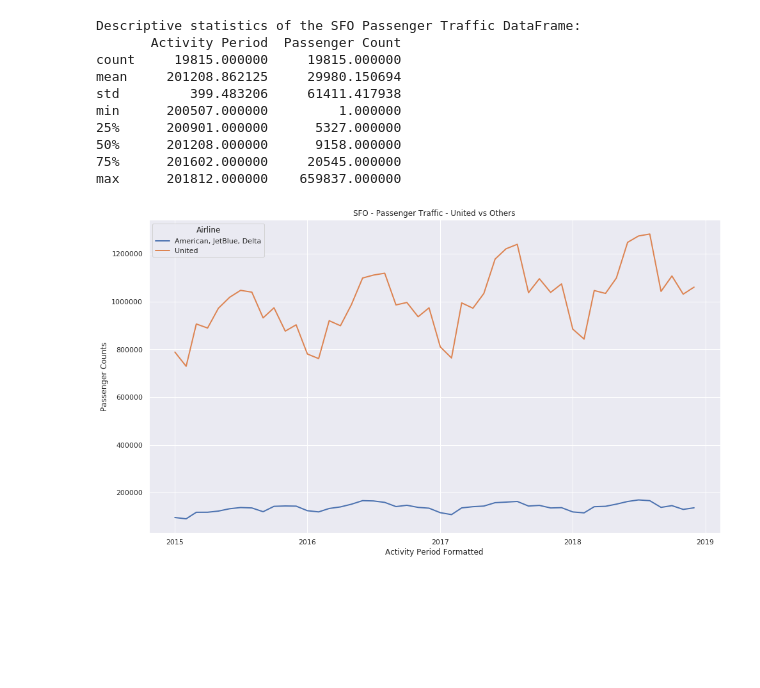
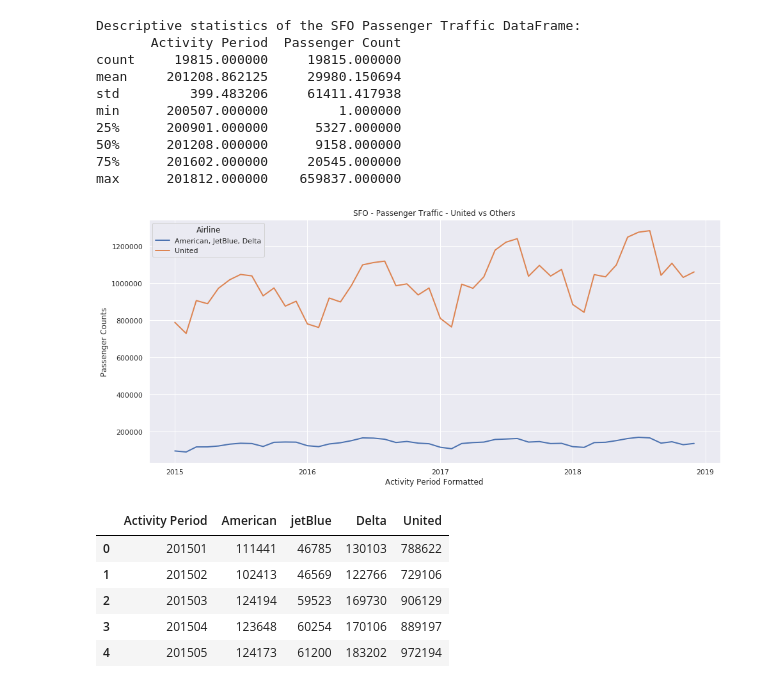
Before and after one commit to Saranyanv/test, a Jupyter notebook: 455_Assignment1.ipynb, the cells around one changed output. Drawn from its saved outputs; the diff is of its cells as text; code cells hidden in the pictures; blank space fills up the shorter version.

```diff
--- a/455_Assignment1.ipynb
+++ b/455_Assignment1.ipynb
@@ -89,31 +89,31 @@ sfo_air_traffic_AA_UA['Activity Period Formatted']=pd.to_datetime(sfo_air_traffi
 # %%
 import matplotlib.ticker as ticker
 import matplotlib.dates as mdates
 #import seaborn.apionly as sns
-sns.set(rc={'figure.figsize':(16,9)})
+sns.set(rc={'figure.figsize':(16,7)})
 sns.set_style("dark")
 
 fig = plt.figure()
 ax = fig.add_subplot(111)
 
 years = mdates.YearLocator()
 months = mdates.MonthLocator(interval=3)
 monthsFmt = mdates.DateFormatter('%m')
 yearsFmt = mdates.DateFormatter('%Y')
 
 plt.grid(True)
 #ax.xaxis.set_ticklabels([])
 
 
 sns.lineplot(x="Activity Period Formatted", y="Passenger Counts", hue="Airline",data=sfo_air_traffic_AA_UA, linewidth=2.0, ci=None).set_title("SFO - Passenger Traffic - United vs Others")
 ax.set_xticks([])
 plt.legend(title='Airline', loc='upper left', labels=['American, JetBlue, Delta', 'United'])
 
 #ax.xaxis.set_minor_locator(months)
 #ax.xaxis.set_minor_formatter(ticker.FuncFormatter(monthsFmt))
 ax.xaxis.set_major_locator(years)
 ax.xaxis.set_major_formatter(yearsFmt)
 #plt.setp(ax.xaxis.get_minorticklabels(), rotation=45)
 #plt.setp(ax.get_xmajorticklabels(), rotation=45)
 # %% [output]
-[figure, old version]
+[figure, new version]
@@ -119,0 +124,9 @@ ax.xaxis.set_major_formatter(yearsFmt)
+# %%
+sfo_air_traffic_AA_UA_PIVOT.head(5)
+# %% [output]
+|  | Activity Period | American | jetBlue | Delta | United |
+| 0 | 201501 | 111441 | 46785 | 130103 | 788622 |
+| 1 | 201502 | 102413 | 46569 | 122766 | 729106 |
+| 2 | 201503 | 124194 | 59523 | 169730 | 906129 |
+| 3 | 201504 | 123648 | 60254 | 170106 | 889197 |
+| 4 | 201505 | 124173 | 61200 | 183202 | 972194 |
```
Also changed, not shown: parts of 6 cells of this notebook.
